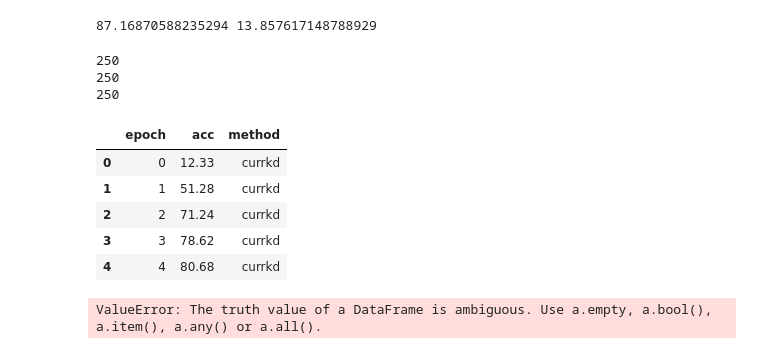
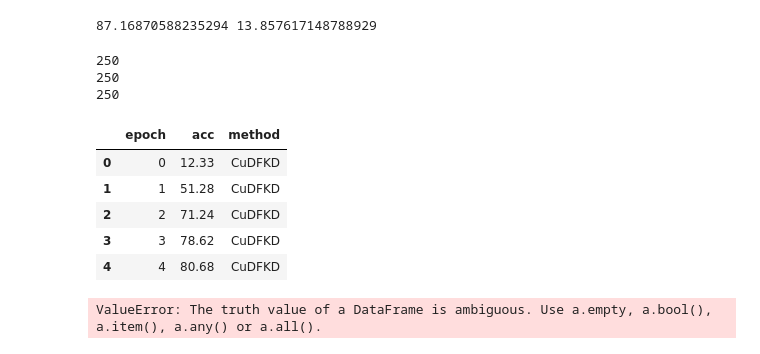
Before and after one commit to ljrprocc/DataFree, a Jupyter notebook: notebooks/Convergence Visualization.ipynb, the cells around one changed output. Saved outputs shown, nothing was run; the diff lists cells and outputs as text; code cells hidden in the pictures.

```diff
--- a/notebooks/Convergence Visualization.ipynb
+++ b/notebooks/Convergence Visualization.ipynb
@@ -43,7 +46,7 @@ res_dicts_currkd = []
 dfs = []
 for f in log_files:
     res_dict = get_res_dict(f)
-    real_res_dict = {'epoch': list(res_dict.keys())[:-3], 'acc': list(res_dict.values())[:-3], 'method': ['currkd' for _ in range(len(res_dict))][:-3]}
+    real_res_dict = {'epoch': list(res_dict.keys())[:-3], 'acc': list(res_dict.values())[:-3], 'method': ['CuDFKD' for _ in range(len(res_dict))][:-3]}
     dfa = pd.DataFrame(data=real_res_dict)
     dfs.append(dfa)
     values = list(res_dict.values())
@@ -110,32 +113,32 @@ print(np.mean(w), np.var(w))
 # %%
 import pandas as pd
 file_lists = [
     '/data/lijingru/CMI/checkpoints/datafree-cmi/log-cifar10-resnet34-resnet18-cmi.txt',
     '/data/lijingru/CMI/checkpoints/datafree-dafl/log-cifar10-resnet34-resnet18.txt',
     '/data/lijingru/CMI/checkpoints/datafree-deepinv/log-cifar10-resnet34-resnet18-deepinv.txt'
 ]
-methods = ['cmi', 'dafl', 'adi']
+methods = ['CMI', 'DAFL', 'ADI']
 # currkd_res = all_res[0]
 res_dicts = dfs
 for f, m in zip(file_lists, methods):
     res_dict = get_res_dict(f)
     real_res_dict = {'epoch': list(res_dict.keys())[:-3], 'acc': list(res_dict.values())[:-3], 'method': [m for _ in range(len(res_dict))][:-3]}
     dfa = pd.DataFrame(data=real_res_dict)
     dfs.append(dfa)
     values = list(res_dict.values())
     print(len(values))
 
 all_dfs = pd.concat(dfs)
 all_dfs.head()
 # %% [output]
 250
 250
 250
 |  | epoch | acc | method |
-| 0 | 0 | 12.33 | currkd |
-| 1 | 1 | 51.28 | currkd |
-| 2 | 2 | 71.24 | currkd |
-| 3 | 3 | 78.62 | currkd |
-| 4 | 4 | 80.68 | currkd |
+| 0 | 0 | 12.33 | CuDFKD |
+| 1 | 1 | 51.28 | CuDFKD |
+| 2 | 2 | 71.24 | CuDFKD |
+| 3 | 3 | 78.62 | CuDFKD |
+| 4 | 4 | 80.68 | CuDFKD |
 # %%
 # print(res_dicts)
```
Also changed, not shown: parts of 15 cells of this notebook, 9 other files.
